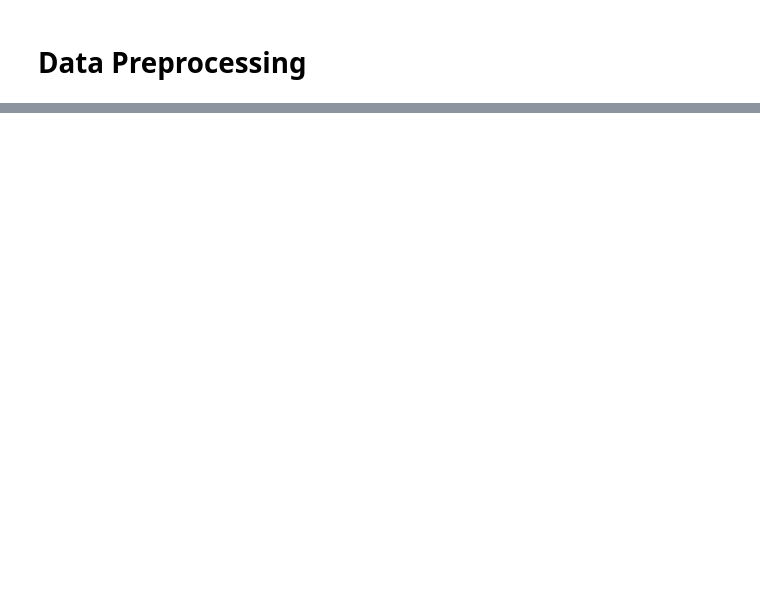
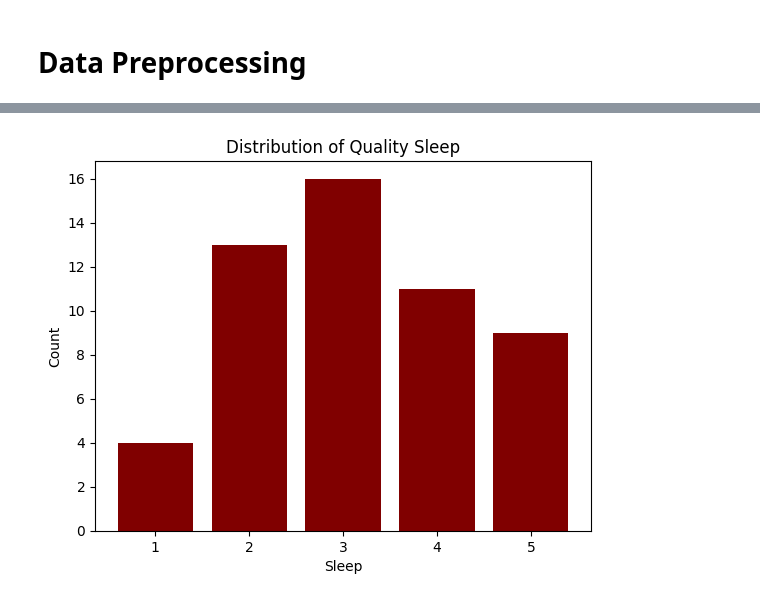
Before and after one commit to Odeyiany2/Student-Stress-Factor-ML, a Jupyter notebook: Student Stress Factor.ipynb, the cells around one changed output, grey strips where cells are left out. Cells and saved outputs as stored; diff of their text form; code cells hidden in the pictures; blank space fills up the shorter version.

```diff
--- a/Student Stress Factor.ipynb
+++ b/Student Stress Factor.ipynb
@@ -57,0 +131,11 @@ new_column_name = {}  #dictionary to map old names with new names
+# %%
+sleep = dict(df["sleep quality"].value_counts())
+slp = list(sleep.keys())
+cct = list(sleep.values())
+plt.bar(slp, cct, color ='maroon')
+plt.xlabel("Sleep")
+plt.ylabel("Count")
+plt.title("Distribution of Quality Sleep")
+plt.show();
+# %% [output]
+[figure, added]
```
Also changed, not shown: parts of 13 cells of this notebook.
